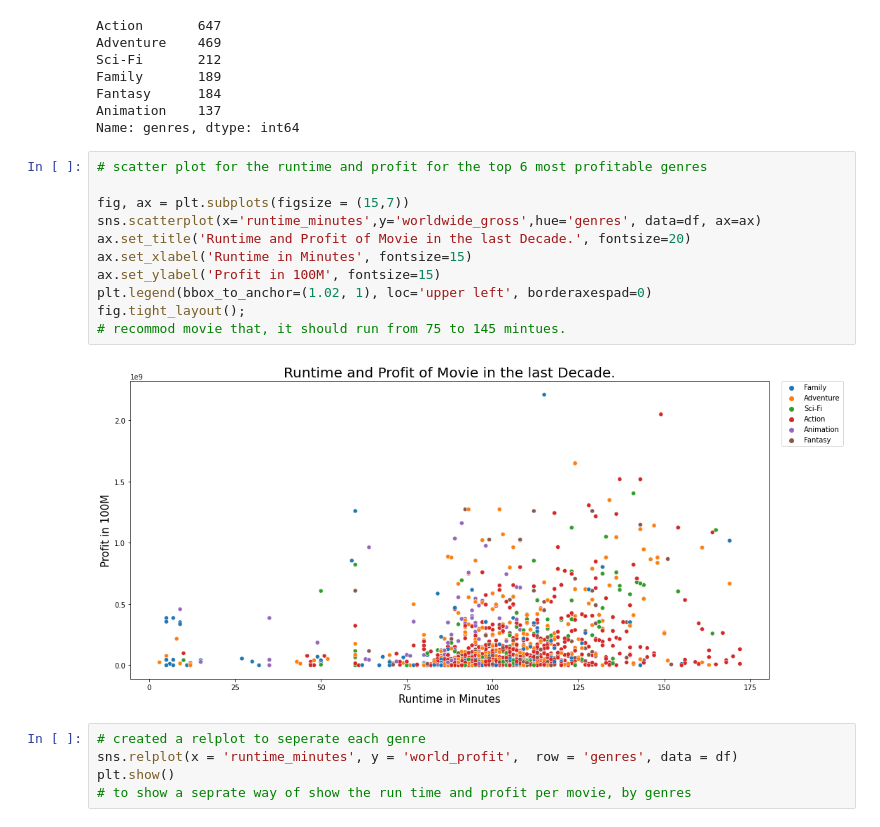
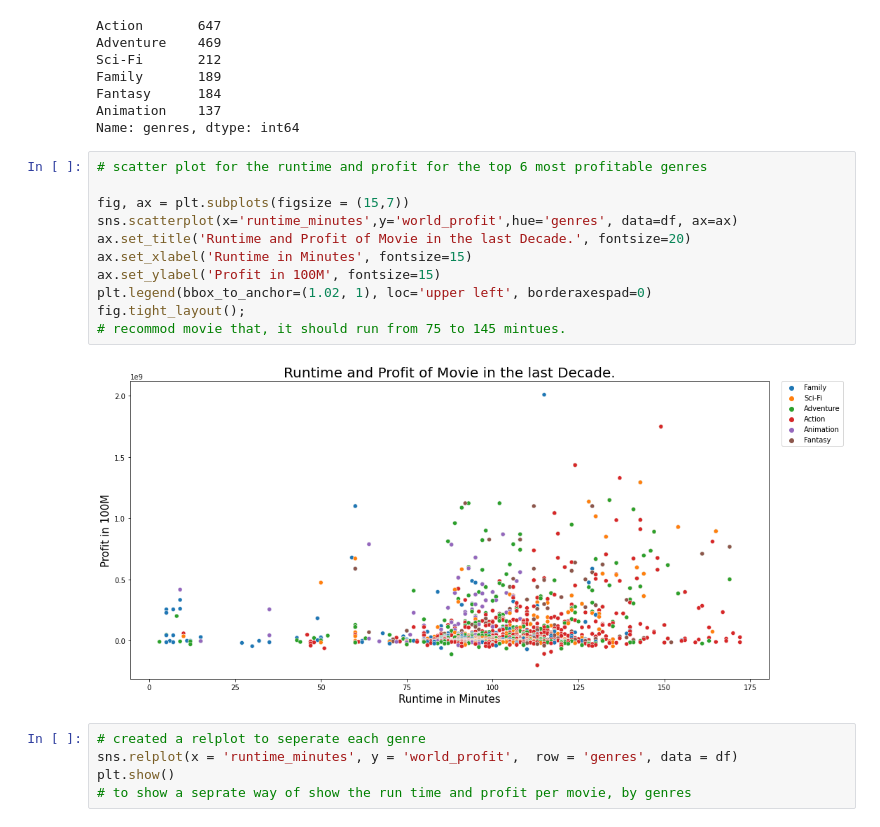
Before and after one commit to wasih790/Microsoft_Movie_Studio, a Jupyter notebook: 2_Statistical_Plotting/Question 2 - correlation between the runtime(minutes) of a movie and the amount of money.ipynb, the cells around one changed output. Drawn from its saved outputs; the diff is of its cells as text.

Commit message:
Created more beautiful/artistic graphs and visuals

```diff
--- a/2_Statistical_Plotting/Question 2 - correlation between the runtime(minutes) of a movie and the amount of money.ipynb
+++ b/2_Statistical_Plotting/Question 2 - correlation between the runtime(minutes) of a movie and the amount of money.ipynb
@@ -41,16 +41,16 @@ Name: genres, dtype: int64
 # %%
 # scatter plot for the runtime and profit for the top 6 most profitable genres
 
 fig, ax = plt.subplots(figsize = (15,7))
-sns.scatterplot(x='runtime_minutes',y='worldwide_gross',hue='genres', data=df, ax=ax)
+sns.scatterplot(x='runtime_minutes',y='world_profit',hue='genres', data=df, ax=ax)
 ax.set_title('Runtime and Profit of Movie in the last Decade.', fontsize=20)
 ax.set_xlabel('Runtime in Minutes', fontsize=15)
 ax.set_ylabel('Profit in 100M', fontsize=15)
 plt.legend(bbox_to_anchor=(1.02, 1), loc='upper left', borderaxespad=0)
 fig.tight_layout();
 # recommod movie that, it should run from 75 to 145 mintues.
 # %% [output]
-[figure, old version]
+[figure, new version]
 # %%
 # created a relplot to seperate each genre
 sns.relplot(x = 'runtime_minutes', y = 'world_profit',  row = 'genres', data = df)
```
Also changed, not shown: parts of 2 cells of this notebook, 3 other files.
